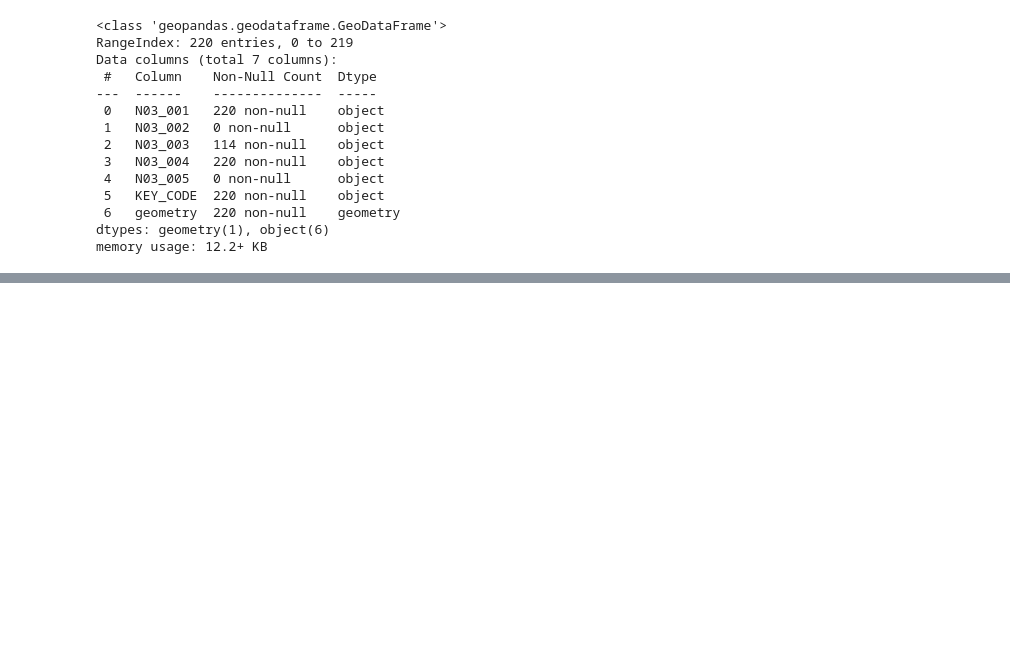
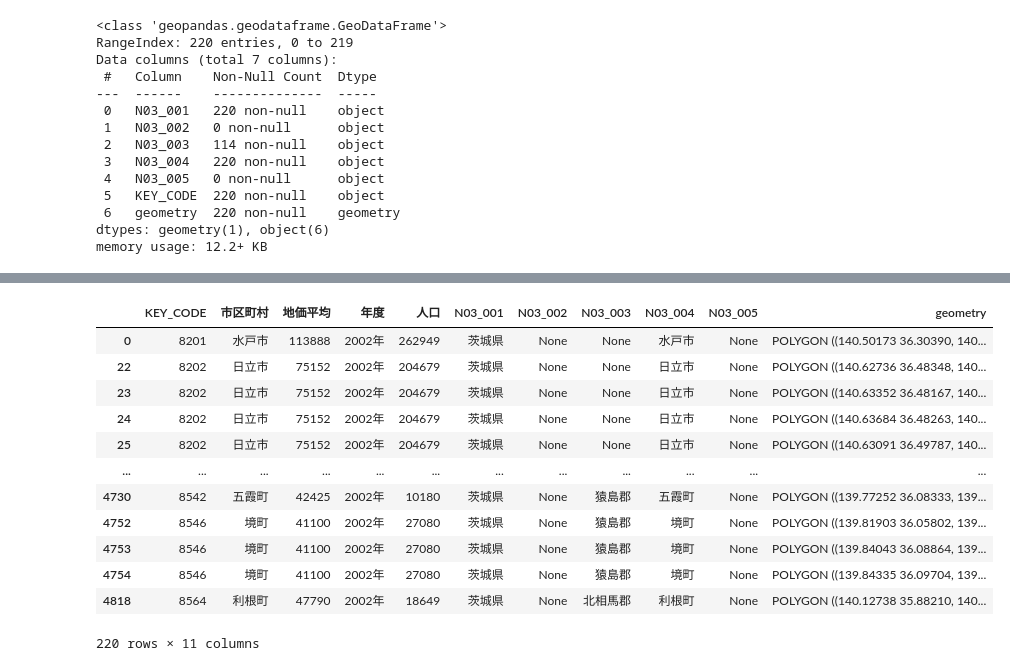
Before and after one commit to hiyopval/gis, a Jupyter notebook: finalproject/final.ipynb, the cells around one changed output, grey strips where cells are left out. Saved outputs shown, nothing was run; the diff lists cells and outputs as text; code cells hidden in the pictures; blank space fills up the shorter version.

```diff
--- a/finalproject/final.ipynb
+++ b/finalproject/final.ipynb
@@ -231,0 +259,16 @@ memory usage: 359.3+ KB
+# %%
+df_2002
+# %% [output]
+|  | KEY_CODE | 市区町村 | 地価平均 | 年度 | 人口 | N03_001 | N03_002 | N03_003 | N03_004 | N03_005 | geometry |
+| 0 | 8201 | 水戸市 | 113888 | 2002年 | 262949 | 茨城県 | None | None | 水戸市 | None | POLYGON ((140.50173 36.30390, 140... |
+| 22 | 8202 | 日立市 | 75152 | 2002年 | 204679 | 茨城県 | None | None | 日立市 | None | POLYGON ((140.62736 36.48348, 140... |
+| 23 | 8202 | 日立市 | 75152 | 2002年 | 204679 | 茨城県 | None | None | 日立市 | None | POLYGON ((140.63352 36.48167, 140... |
+| 24 | 8202 | 日立市 | 75152 | 2002年 | 204679 | 茨城県 | None | None | 日立市 | None | POLYGON ((140.63684 36.48263, 140... |
+| 25 | 8202 | 日立市 | 75152 | 2002年 | 204679 | 茨城県 | None | None | 日立市 | None | POLYGON ((140.63091 36.49787, 140... |
+| ... | ... | ... | ... | ... | ... | ... | ... | ... | ... | ... | ... |
+| 4730 | 8542 | 五霞町 | 42425 | 2002年 | 10180 | 茨城県 | None | 猿島郡 | 五霞町 | None | POLYGON ((139.77252 36.08333, 139... |
+| 4752 | 8546 | 境町 | 41100 | 2002年 | 27080 | 茨城県 | None | 猿島郡 | 境町 | None | POLYGON ((139.81903 36.05802, 139... |
+| 4753 | 8546 | 境町 | 41100 | 2002年 | 27080 | 茨城県 | None | 猿島郡 | 境町 | None | POLYGON ((139.84043 36.08864, 139... |
+| 4754 | 8546 | 境町 | 41100 | 2002年 | 27080 | 茨城県 | None | 猿島郡 | 境町 | None | POLYGON ((139.84335 36.09704, 139... |
+| 4818 | 8564 | 利根町 | 47790 | 2002年 | 18649 | 茨城県 | None | 北相馬郡 | 利根町 | None | POLYGON ((140.12738 35.88210, 140... |
+220 rows × 11 columns
```
Also changed, not shown: parts of 22 cells of this notebook, 30 other files.
